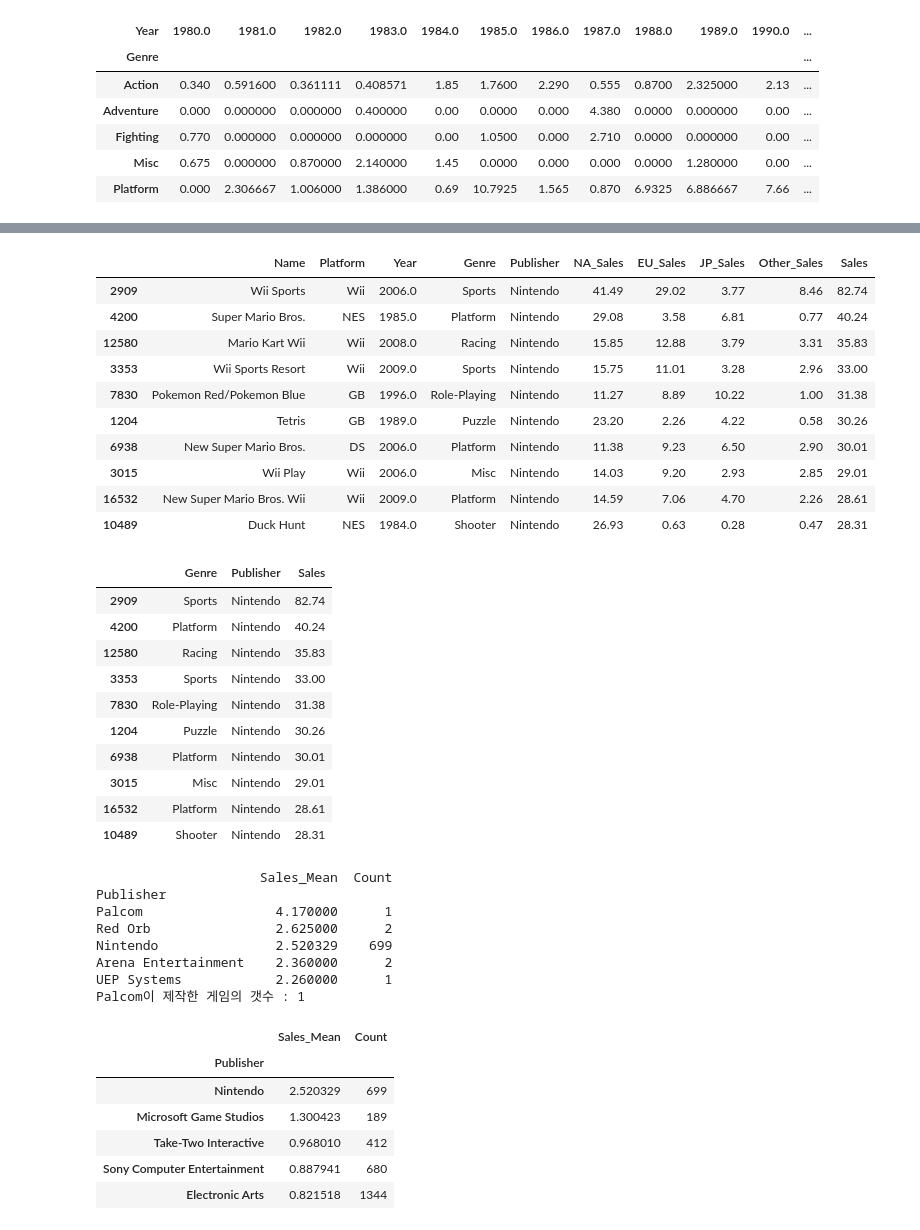
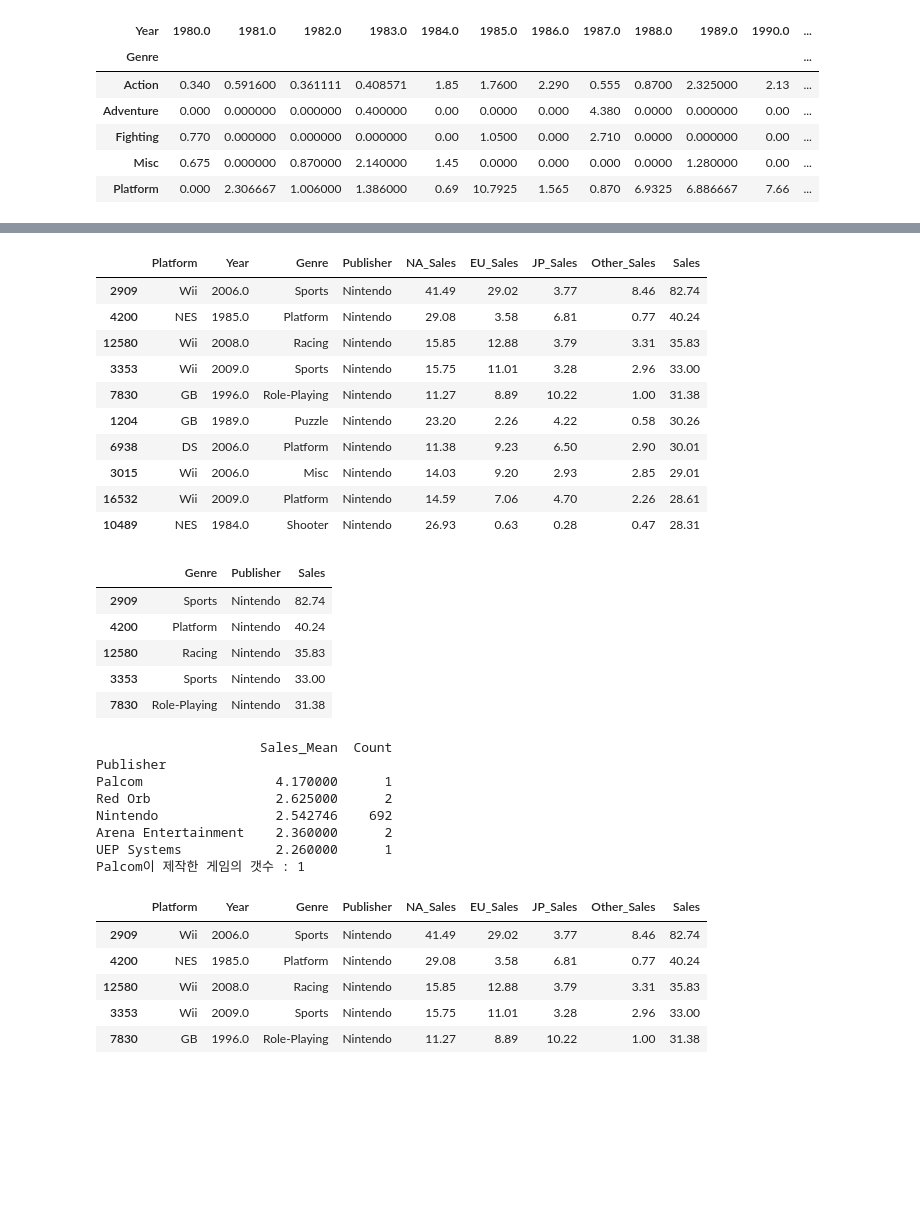
Before and after one commit to bon-u/S1Project, a Jupyter notebook: AI07_S1P_구본우.ipynb, the cells around one changed output, grey strips where cells are left out. Drawn from its saved outputs; the diff is of its cells as text; code cells hidden in the pictures; blank space fills up the shorter version.

```diff
--- a/AI07_S1P_구본우.ipynb
+++ b/AI07_S1P_구본우.ipynb
@@ -74,0 +88,7 @@ JP
+# %%
+print('지역별 장르 순위 TOP 3')
+for i in range(0,gen.shape[1]):
+  na=gen.sort_values(by=gen.columns[i],ascending=False)
+  print(gen.columns[i])
+  print('1위:',na.index[0],'2위:',na.index[1],'3위:',na.index[2])
+#지역별 장르의 출고량 평균을 기준으로 높은 순서대로 순위 지정
@@ -75,15 +105,14 @@ JP
 # %%
-dfy=df.drop(['Name','Platform','Publisher'],axis=1)
+dfy=df.drop(['Name'],axis=1)
 dfy['Sales']=dfy['NA_Sales']+dfy['EU_Sales']+dfy['JP_Sales']+dfy['Other_Sales']
-dfy=dfy.drop(['NA_Sales','EU_Sales','JP_Sales','Other_Sales'],axis=1)
 dfy=dfy.dropna(axis=0)
 for i in range(0,dfy.shape[0]):
-  if dfy.iloc[i,0]<=22:
-    dfy.iloc[i,0]=dfy.iloc[i,0]+2000
-  elif dfy.iloc[i,0]<100:
-    dfy.iloc[i,0]=dfy.iloc[i,0]+1900
+  if dfy.iloc[i,1]<=22:
+    dfy.iloc[i,1]=dfy.iloc[i,1]+2000
+  elif dfy.iloc[i,1]<100:
+    dfy.iloc[i,1]=dfy.iloc[i,1]+1900
   else:
-    dfy.iloc[i,0]=dfy.iloc[i,0]
+    dfy.iloc[i,1]=dfy.iloc[i,1]
 dfy.head()
 #연도의 표현을 맞춰주고 지역별 출고량을 합한 Sales 컬럼을 만듬
 # %% [output]
@@ -129,27 +174,25 @@ for y in range(0,dfp.shape[1]):
 2017.0 년도 장르 순위 1위: Role-Playing 2위: Action 3위: Adventure
 2020.0 년도 장르 순위 1위: Simulation 2위: Action 3위: Adventure
 # %%
-dfn=df
-dfn['Sales']=dfn['NA_Sales']+dfn['EU_Sales']+dfn['JP_Sales']+dfn['Other_Sales']
-dfn=dfn.sort_values(by='Sales',ascending=False)
+dfn=dfy.sort_values(by='Sales',ascending=False)
 dfn.head(10)
 #각 게임의 출고량을 합하고 출고량이 높은순서대로 정렬함
 # %% [output]
-|  | Name | Platform | Year | Genre | Publisher | NA_Sales | EU_Sales | JP_Sales | Other_Sales | Sales |
-| 2909 | Wii Sports | Wii | 2006.0 | Sports | Nintendo | 41.49 | 29.02 | 3.77 | 8.46 | 82.74 |
-| 4200 | Super Mario Bros. | NES | 1985.0 | Platform | Nintendo | 29.08 | 3.58 | 6.81 | 0.77 | 40.24 |
-| 12580 | Mario Kart Wii | Wii | 2008.0 | Racing | Nintendo | 15.85 | 12.88 | 3.79 | 3.31 | 35.83 |
-| 3353 | Wii Sports Resort | Wii | 2009.0 | Sports | Nintendo | 15.75 | 11.01 | 3.28 | 2.96 | 33.00 |
-| 7830 | Pokemon Red/Pokemon Blue | GB | 1996.0 | Role-Playing | Nintendo | 11.27 | 8.89 | 10.22 | 1.00 | 31.38 |
-| 1204 | Tetris | GB | 1989.0 | Puzzle | Nintendo | 23.20 | 2.26 | 4.22 | 0.58 | 30.26 |
-| 6938 | New Super Mario Bros. | DS | 2006.0 | Platform | Nintendo | 11.38 | 9.23 | 6.50 | 2.90 | 30.01 |
-| 3015 | Wii Play | Wii | 2006.0 | Misc | Nintendo | 14.03 | 9.20 | 2.93 | 2.85 | 29.01 |
-| 16532 | New Super Mario Bros. Wii | Wii | 2009.0 | Platform | Nintendo | 14.59 | 7.06 | 4.70 | 2.26 | 28.61 |
-| 10489 | Duck Hunt | NES | 1984.0 | Shooter | Nintendo | 26.93 | 0.63 | 0.28 | 0.47 | 28.31 |
+|  | Platform | Year | Genre | Publisher | NA_Sales | EU_Sales | JP_Sales | Other_Sales | Sales |
+| 2909 | Wii | 2006.0 | Sports | Nintendo | 41.49 | 29.02 | 3.77 | 8.46 | 82.74 |
+| 4200 | NES | 1985.0 | Platform | Nintendo | 29.08 | 3.58 | 6.81 | 0.77 | 40.24 |
+| 12580 | Wii | 2008.0 | Racing | Nintendo | 15.85 | 12.88 | 3.79 | 3.31 | 35.83 |
+| 3353 | Wii | 2009.0 | Sports | Nintendo | 15.75 | 11.01 | 3.28 | 2.96 | 33.00 |
+| 7830 | GB | 1996.0 | Role-Playing | Nintendo | 11.27 | 8.89 | 10.22 | 1.00 | 31.38 |
+| 1204 | GB | 1989.0 | Puzzle | Nintendo | 23.20 | 2.26 | 4.22 | 0.58 | 30.26 |
+| 6938 | DS | 2006.0 | Platform | Nintendo | 11.38 | 9.23 | 6.50 | 2.90 | 30.01 |
+| 3015 | Wii | 2006.0 | Misc | Nintendo | 14.03 | 9.20 | 2.93 | 2.85 | 29.01 |
+| 16532 | Wii | 2009.0 | Platform | Nintendo | 14.59 | 7.06 | 4.70 | 2.26 | 28.61 |
+| 10489 | NES | 1984.0 | Shooter | Nintendo | 26.93 | 0.63 | 0.28 | 0.47 | 28.31 |
 # %%
 pub=dfn[['Genre','Publisher','Sales']]
 pub=pub.dropna(axis=0)
-pub.head(10)
+pub.head()
 #Publisher와 Genre에 따른 출고량을 보기위해 데이터를 정리
 # %% [output]
 |  | Genre | Publisher | Sales |
@@ -158,39 +201,35 @@ pub.head(10)
 | 12580 | Racing | Nintendo | 35.83 |
 | 3353 | Sports | Nintendo | 33.00 |
 | 7830 | Role-Playing | Nintendo | 31.38 |
-| 1204 | Puzzle | Nintendo | 30.26 |
-| 6938 | Platform | Nintendo | 30.01 |
-| 3015 | Misc | Nintendo | 29.01 |
-| 16532 | Platform | Nintendo | 28.61 |
-| 10489 | Shooter | Nintendo | 28.31 |
 # %%
 pubg=pub.groupby('Publisher')['Sales'].agg(**{'Sales_Mean':'mean','Count':'count'})
 pubg=pubg.sort_values(by='Sales_Mean',ascending=False)
 print(pubg.head())
 palcom=dfn.loc[dfn['Publisher']=='Palcom']
-print('Palcom이 제작한 게임의 갯수 :',palcom.shape[0])#팔콤 회사의 게임 갯수
+print('Palcom이 제작한 게임의 갯수 :',palcom.shape[0])
+#팔콤 회사의 게임 갯수
 #게임별 매출 평균이 가장높은 회사를 뽑았으나 닌텐도 이외에는 게임의 갯수가 적어 분석에 적합하지 않음을 확인
 # %% [output]
                      Sales_Mean  Count
 Publisher
 Palcom                 4.170000      1
 Red Orb                2.625000      2
-Nintendo               2.520329    699
+Nintendo               2.542746    692
 Arena Entertainment    2.360000      2
 UEP Systems            2.260000      1
 Palcom이 제작한 게임의 갯수 : 1
 # %%
-pub100=pubg
+pub100=dfn
 for i in range(0,pubg.shape[0]):
   if pubg.iloc[i,1] < 100:
-    pub100=pub100.drop([pubg.index[i]],axis=0)
+    ind=pub100[pub100['Publisher']==pubg.index[i]].index
+    pub100=pub100.drop(ind,axis=0)
 pub100.head()
-#게임을 100개 이상 만든 회사만 출고량 평균이 높은순으로 정렬
+#게임을 100개 이상 만든 회사만 남겨둠
 # %% [output]
-|  | Sales_Mean | Count |
-| Publisher |  |  |
-| Nintendo | 2.520329 | 699 |
-| Microsoft Game Studios | 1.300423 | 189 |
-| Take-Two Interactive | 0.968010 | 412 |
-| Sony Computer Entertainment | 0.887941 | 680 |
-| Electronic Arts | 0.821518 | 1344 |
+|  | Platform | Year | Genre | Publisher | NA_Sales | EU_Sales | JP_Sales | Other_Sales | Sales |
+| 2909 | Wii | 2006.0 | Sports | Nintendo | 41.49 | 29.02 | 3.77 | 8.46 | 82.74 |
+| 4200 | NES | 1985.0 | Platform | Nintendo | 29.08 | 3.58 | 6.81 | 0.77 | 40.24 |
+| 12580 | Wii | 2008.0 | Racing | Nintendo | 15.85 | 12.88 | 3.79 | 3.31 | 35.83 |
+| 3353 | Wii | 2009.0 | Sports | Nintendo | 15.75 | 11.01 | 3.28 | 2.96 | 33.00 |
+| 7830 | GB | 1996.0 | Role-Playing | Nintendo | 11.27 | 8.89 | 10.22 | 1.00 | 31.38 |
```
Also changed, not shown: parts of 14 cells of this notebook.
